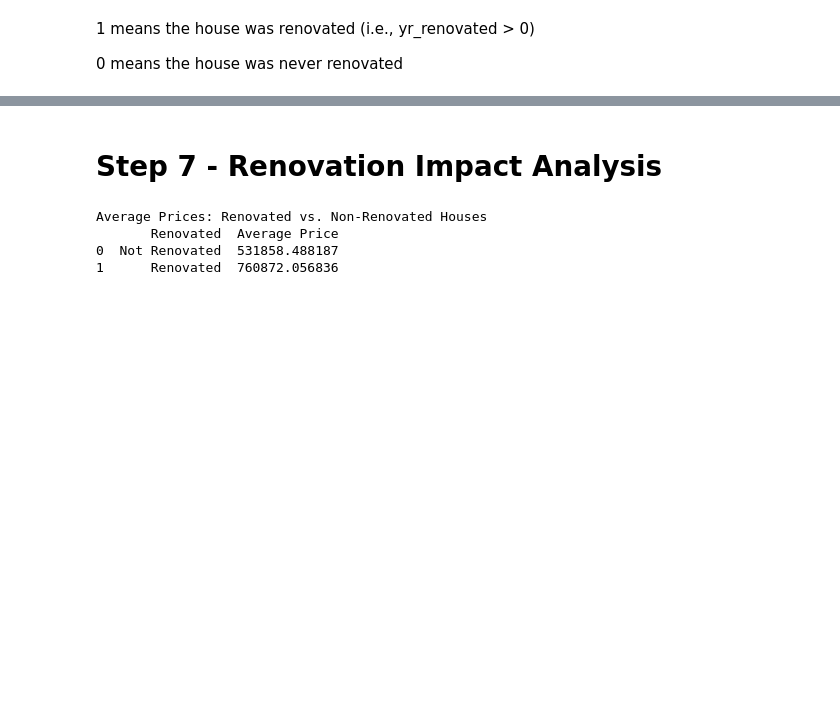
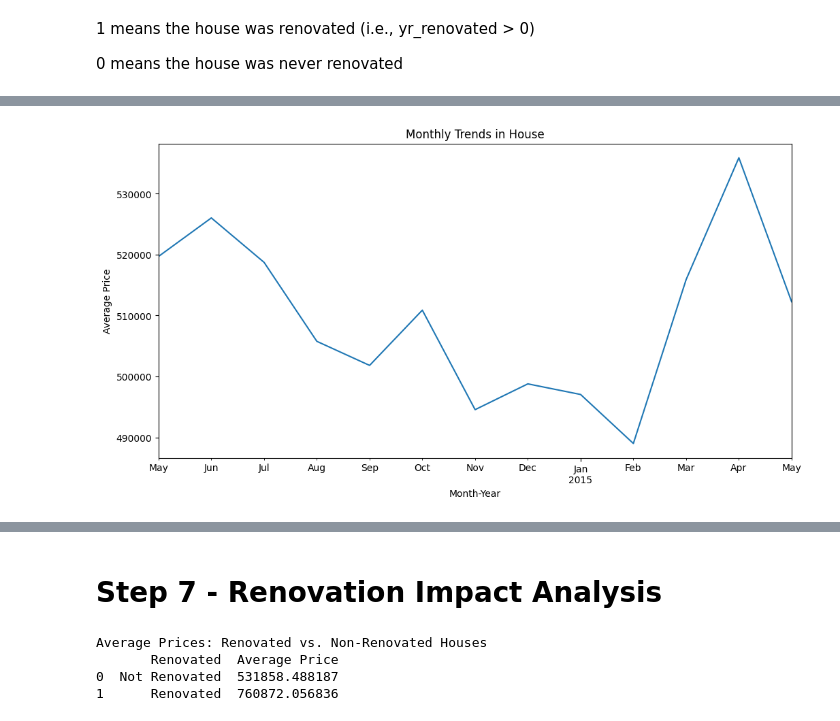
Before and after one commit to Ann-Tonina/King_County_Final_Project, a Jupyter notebook: kchousesales.ipynb, the cells around one changed output, grey strips where cells are left out. Drawn from its saved outputs; the diff is of its cells as text; code cells hidden in the pictures; blank space fills up the shorter version.

```diff
--- a/kchousesales.ipynb
+++ b/kchousesales.ipynb
@@ -846,0 +593,16 @@ for col in numeric_cols:
+# %%
+# 6. Trends Over Time (if applicable)
+#df_normalized['date'] = pd.to_datetime(df_n['date'])
+df_normalized.set_index('date', inplace=True)
+# Now, convert the index to a period ('M' for monthly periods)
+df_normalized['month_year'] = df_normalized.index.to_period('M')
+
+# Proceed with grouping and plotting
+monthly_trends = df_normalized.groupby('month_year').mean()['price']
+plt.figure(figsize=(12, 6))
+monthly_trends.plot(title='Monthly Trends in House')
+plt.xlabel('Month-Year')
+plt.ylabel('Average Price')
+plt.show()
+# %% [output]
+[figure, added]
```
Also changed, not shown: parts of 84 cells of this notebook.
